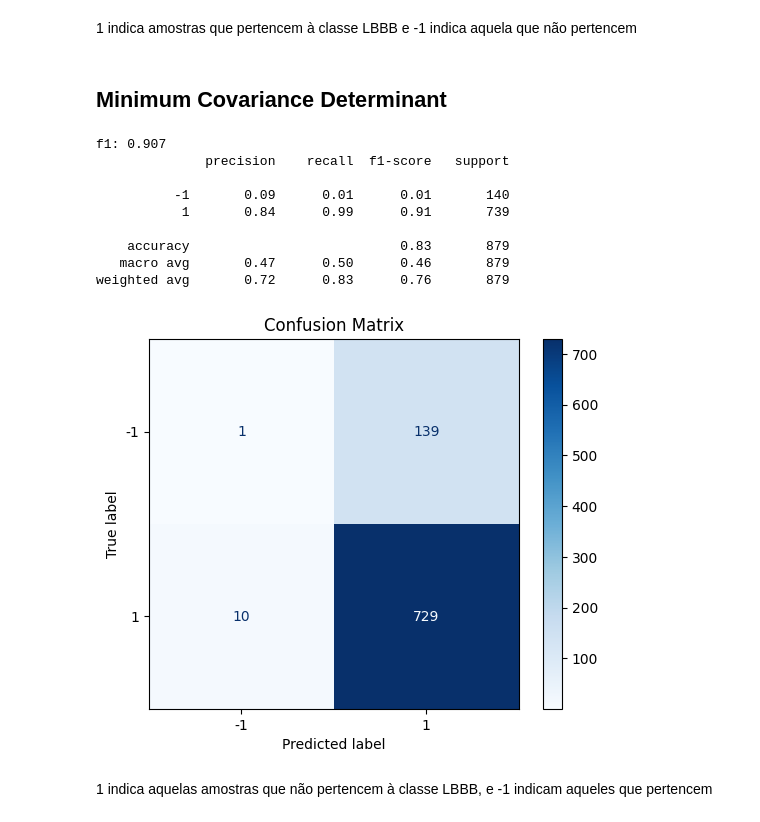
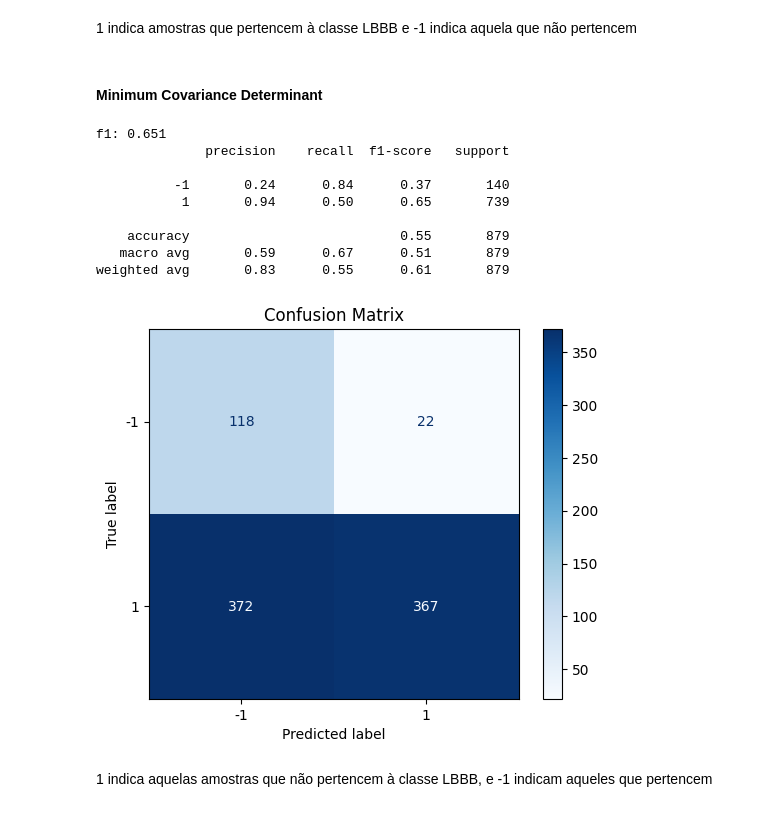
Before and after one commit to raularaju/visibility_graph_classifier, a Jupyter notebook: teste.ipynb, the cells around one changed output. Saved outputs shown, nothing was run; the diff lists cells and outputs as text; code cells hidden in the pictures.

```diff
--- a/teste.ipynb
+++ b/teste.ipynb
@@ -118,3 +138,6 @@ ST: 711
 AF: 651
 RBBB: 682
 saudavel : 752
+# %%
+scaler = StandardScaler()
+X = scaler.fit_transform(X)
@@ -491,7 +1203,7 @@ weighted avg       0.41      0.16      0.06       879
 # %% [markdown]
 1 indica amostras que pertencem à classe LBBB e -1 indica aquela que não pertencem
 # %% [markdown]
-## Minimum Covariance Determinant
+#### Minimum Covariance Determinant
 # %%
 from sklearn.model_selection import train_test_split
 from sklearn.covariance import EllipticEnvelope
@@ -500,41 +1212,41 @@ from sklearn.metrics import classification_report
 # selecionando a classe de interesse
 y_one_class = y['LBBB'].astype(int).copy()
 
 #Fazendo split
 X_train_one_class, X_test_one_class, y_train_one_class, y_test_one_class = train_test_split(X, y_one_class, test_size=0.2, random_state=42)
 #Criando Classificador
-one_class_classifier = EllipticEnvelope(contamination=0.01)
+one_class_classifier = EllipticEnvelope(contamination=0.5, random_state=42)
 # Selecionando só as amostras negativas (não LBBB)
 X_train_one_class = X_train_one_class[y_train_one_class == 0]
 # Treinando o classificador
 one_class_classifier.fit(X_train_one_class)
 # Fazendo predição
 y_pred_one_class = one_class_classifier.predict(X_test_one_class)
 # -1 indica outliers, 1 indica inliers
 y_test_one_class[y_test_one_class == 1] = -1
 y_test_one_class[y_test_one_class == 0] = 1
 # Calculando métricas
 f1 = f1_score(y_pred_one_class, y_test_one_class)
 print(f"f1: {f1:.3f}")
 print(classification_report(y_test_one_class, y_pred_one_class))
 cm = confusion_matrix(y_test_one_class, y_pred_one_class)
 
 # Plot the confusion matrix
 disp = ConfusionMatrixDisplay(confusion_matrix=cm, display_labels=[-1, 1])
 disp.plot(cmap=plt.cm.Blues)
 plt.title('Confusion Matrix')
 plt.show()
 # %% [output]
-f1: 0.907
+f1: 0.651
               precision    recall  f1-score   support
 
-          -1       0.09      0.01      0.01       140
-           1       0.84      0.99      0.91       739
+          -1       0.24      0.84      0.37       140
+           1       0.94      0.50      0.65       739
 
-    accuracy                           0.83       879
-   macro avg       0.47      0.50      0.46       879
-weighted avg       0.72      0.83      0.76       879
+    accuracy                           0.55       879
+   macro avg       0.59      0.67      0.51       879
+weighted avg       0.83      0.55      0.61       879
-[figure, old version]
+[figure, new version]
 # %% [markdown]
 1 indica aquelas amostras que não pertencem à classe LBBB, e -1 indicam aqueles que pertencem
 # %%
```
Also changed, not shown: parts of 112 cells of this notebook.
